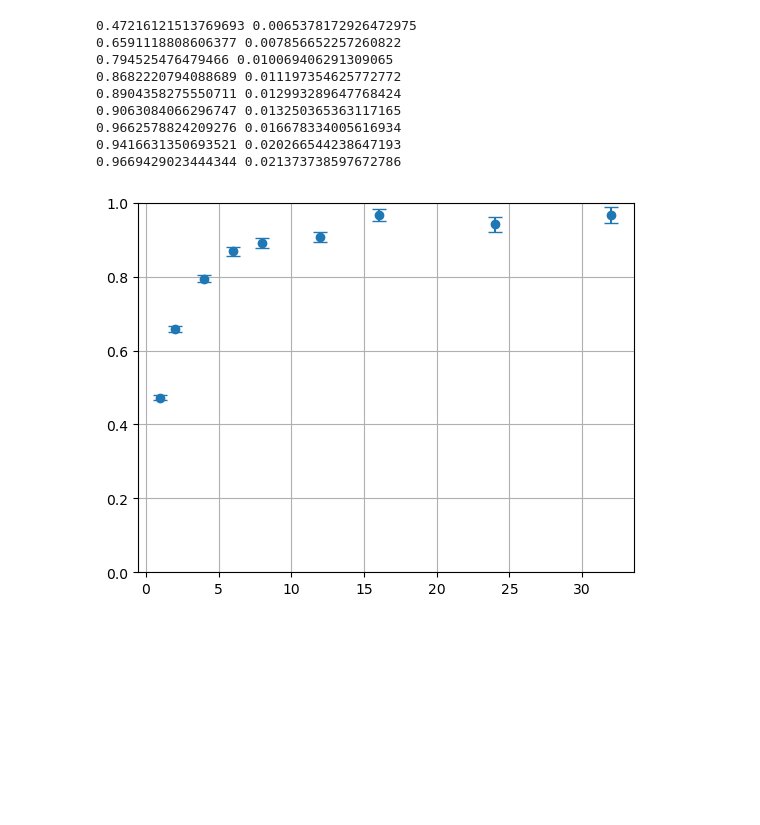
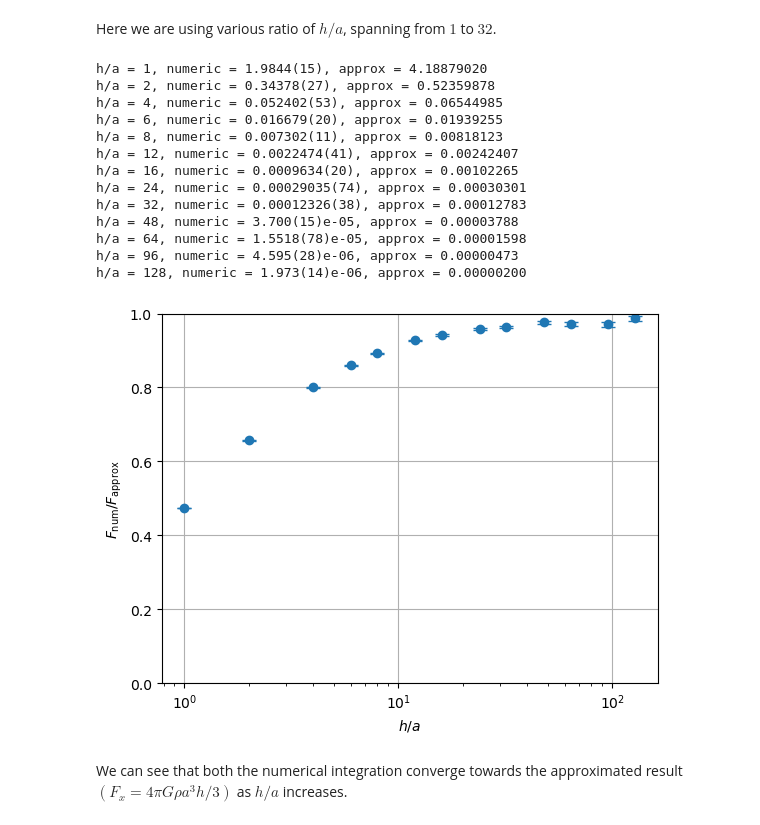
Before and after one commit to Satriawidy/ortvay_2026, a Jupyter notebook: problem_11.ipynb, the cells around one changed output. Drawn from its saved outputs; the diff is of its cells as text; code cells hidden in the pictures; blank space fills up the shorter version.

```diff
--- a/problem_11.ipynb
+++ b/problem_11.ipynb
@@ -5,34 +74,40 @@ import matplotlib.pyplot as plt
+# %% [markdown]
+Here we are using various ratio of $h/a$, spanning from $1$ to $32$.
 # %%
-def f(x):
-    dx = x[0] * np.sin(x[2]) - x[1] * np.sin(x[3])
-    dy = x[0] * np.cos(x[2]) - x[1] * np.cos(x[3])
-    dz = x[4] - x[5]
-    return x[0] * x[1] * dx / (dx**2 + dy**2 + dz**2)**(1.5)
+a = 1
+hs = np.array([1, 2, 4, 6, 8, 12, 16, 24, 32, 48, 64, 96, 128])
+ra = []
+er = []
+for h in hs:
+    integ = vegas.Integrator([[0, a/h], [0, a/h], [0, np.pi],
+                              [np.pi, 2*np.pi], [0, 1], [0, 1]])
+    result = integ(f, nitn=20, neval=50000)
+    ra.append(result.mean / (4*np.pi*((a/h)**3)/3))
+    er.append(result.sdev / (4*np.pi*((a/h)**3)/3))
+    print(f'h/a = {h}, numeric = {result}, approx = {4*np.pi*((a/h)**3)/3:.8f}')
+# %% [output]
+h/a = 1, numeric = 1.9844(15), approx = 4.18879020
+h/a = 2, numeric = 0.34378(27), approx = 0.52359878
+h/a = 4, numeric = 0.052402(53), approx = 0.06544985
+h/a = 6, numeric = 0.016679(20), approx = 0.01939255
+h/a = 8, numeric = 0.007302(11), approx = 0.00818123
+h/a = 12, numeric = 0.0022474(41), approx = 0.00242407
+h/a = 16, numeric = 0.0009634(20), approx = 0.00102265
+h/a = 24, numeric = 0.00029035(74), approx = 0.00030301
+h/a = 32, numeric = 0.00012326(38), approx = 0.00012783
+h/a = 48, numeric = 3.700(15)e-05, approx = 0.00003788
+h/a = 64, numeric = 1.5518(78)e-05, approx = 0.00001598
+h/a = 96, numeric = 4.595(28)e-06, approx = 0.00000473
+h/a = 128, numeric = 1.973(14)e-06, approx = 0.00000200
-# %%
-a = 1
-hs = np.array([1, 2, 4, 6, 8, 12, 16, 24, 32])
-ra = []
-er = []
-for h in hs:
-    integ = vegas.Integrator([[0, a/h], [0, a/h], [0, np.pi], [0, 2*np.pi], [0, 1], [0, 1]])
-    result = integ(f, nitn=20, neval=50000)
-    ra.append(result.mean / (4*np.pi*((a/h)**3)/3))
-    er.append(result.sdev / (4*np.pi*((a/h)**3)/3))
-    print(ra[-1], er[-1])
-# %% [output]
-0.47216121513769693 0.0065378172926472975
-0.6591118808606377 0.007856652257260822
-0.794525476479466 0.010069406291309065
-0.8682220794088689 0.011197354625772772
-0.8904358275550711 0.012993289647768424
-0.9063084066296747 0.013250365363117165
-0.9662578824209276 0.016678334005616934
-0.9416631350693521 0.020266544238647193
-0.9669429023444344 0.021373738597672786
 # %%
 plt.errorbar(hs, ra, er, linestyle = "", capsize = 5, fmt = 'o')
+plt.ylabel(r'$F_{\text{num}}/F_{\text{approx}}$')
+plt.xlabel(r'$h/a$')
+plt.xscale('log')
 plt.grid('True')
 plt.ylim(0, 1)
 plt.show()
 # %% [output]
-[figure, old version]
+[figure, new version]
+# %% [markdown]
+We can see that both the numerical integration converge towards the approximated result $\left(\boxed{F_x = 4\pi G\rho a^3h/3}\right)$ as $h/a$ increases.
```
Also changed, not shown: parts of 5 cells of this notebook, 23 other files.
